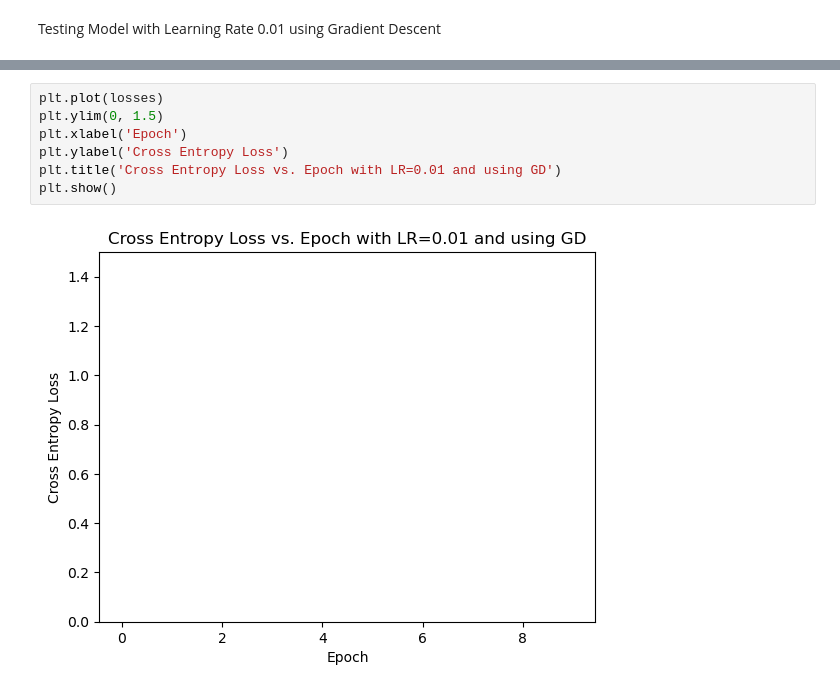
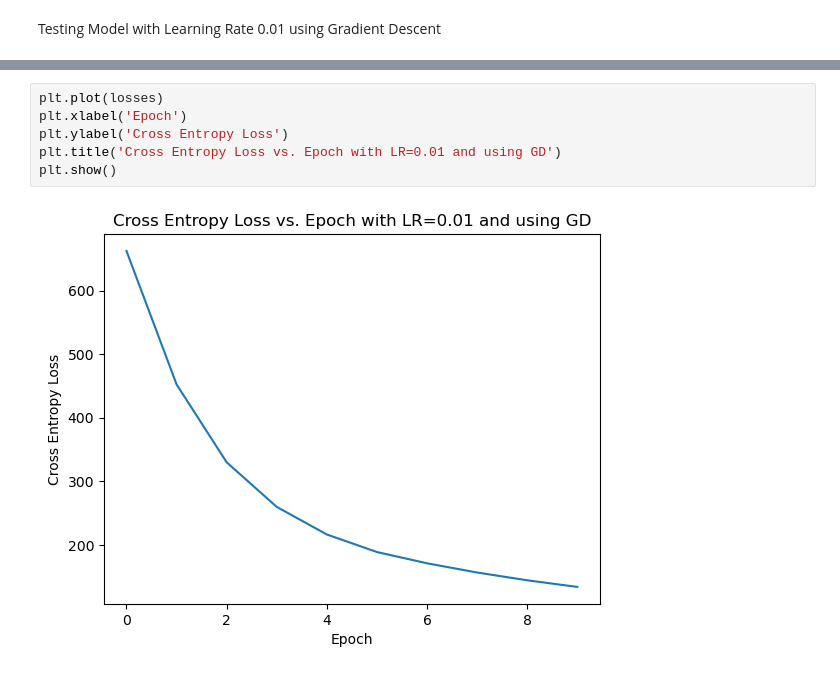
Before and after one commit to aforseys/NN-from-scratch, a Jupyter notebook: validation_lr01_gd.ipynb, the cells around one changed output, grey strips where cells are left out. Cells and saved outputs as stored; diff of their text form.

```diff
--- a/validation_lr01_gd.ipynb
+++ b/validation_lr01_gd.ipynb
@@ -46,12 +46,11 @@ Classification accuracy: 37.12%
 # %%
 plt.plot(losses)
-plt.ylim(0, 1.5)
 plt.xlabel('Epoch')
 plt.ylabel('Cross Entropy Loss')
 plt.title('Cross Entropy Loss vs. Epoch with LR=0.01 and using GD')
 plt.show()
 # %% [output]
-[figure, old version]
+[figure, new version]
 # %%
 error_summary = stats.describe(nn_lr01_gd_cross_ent_error)
 print("mean: ", np.mean(nn_lr01_gd_cross_ent_error))
```
Also changed, not shown: parts of 5 cells of this notebook, 6 other files.
